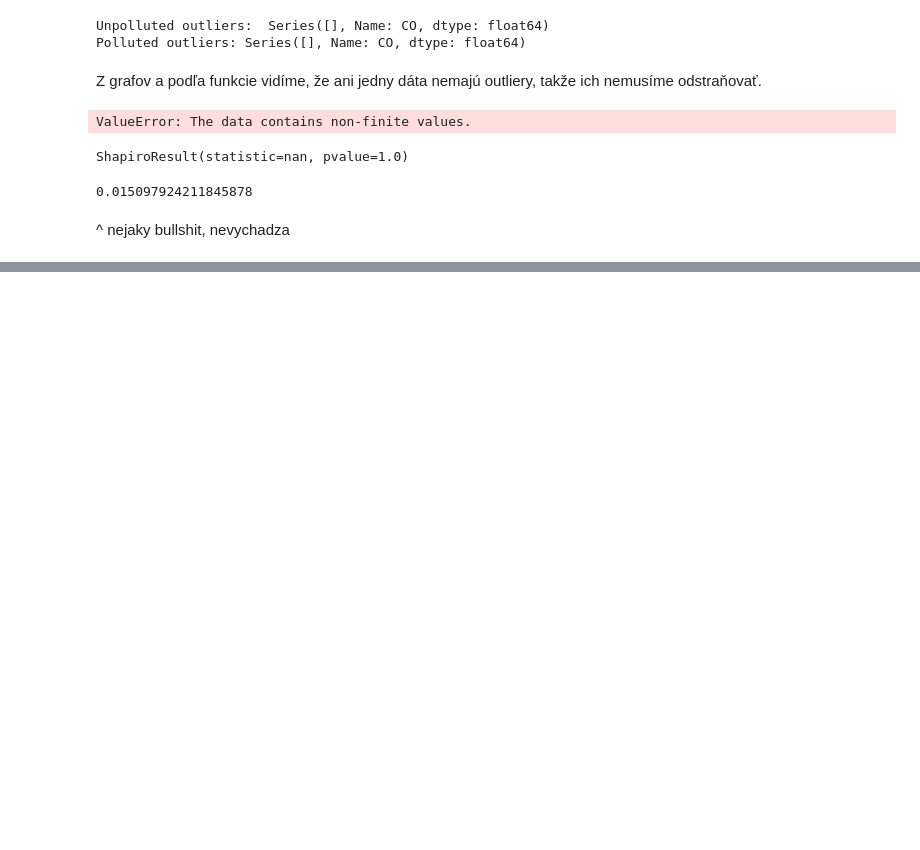
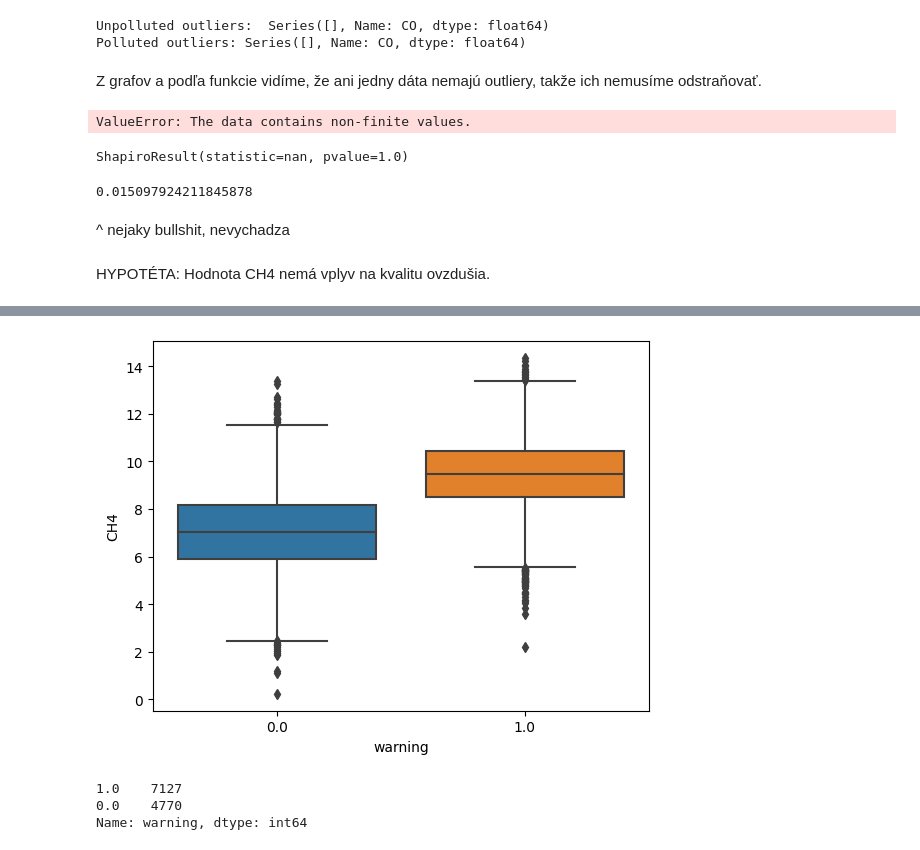
Before and after one commit to Marraff/inteligent-data-analysis, a Jupyter notebook: 1-faza-projekt-IAU.ipynb, the cells around one changed output, grey strips where cells are left out. Cells and saved outputs as stored; diff of their text form; code cells hidden in the pictures; blank space fills up the shorter version.

```diff
--- a/1-faza-projekt-IAU.ipynb
+++ b/1-faza-projekt-IAU.ipynb
@@ -753,3 +755,8 @@ cohen_d(unpolluted, polluted)
 0.015097924211845878
 # %% [markdown]
 ^ nejaky bullshit, nevychadza
+# %% [markdown]
+HYPOTÉTA: Hodnota CH4 nemá vplyv na kvalitu ovzdušia.
+# %%
+sns.boxplot(x= 'warning', y= 'CH4', data=measurements)
+# %% [output]
@@ -755,0 +764,10 @@ cohen_d(unpolluted, polluted)
+[figure, added]
+# %%
+unpolluted_CH4 = measurements[measurements['warning']==0].CH4
+polluted_CH4 = measurements[measurements['warning']==1].CH4
+
+measurements['warning'].value_counts()
+# %% [output]
+1.0    7127
+0.0    4770
+Name: warning, dtype: int64
```
Also changed, not shown: parts of 30 cells of this notebook.
